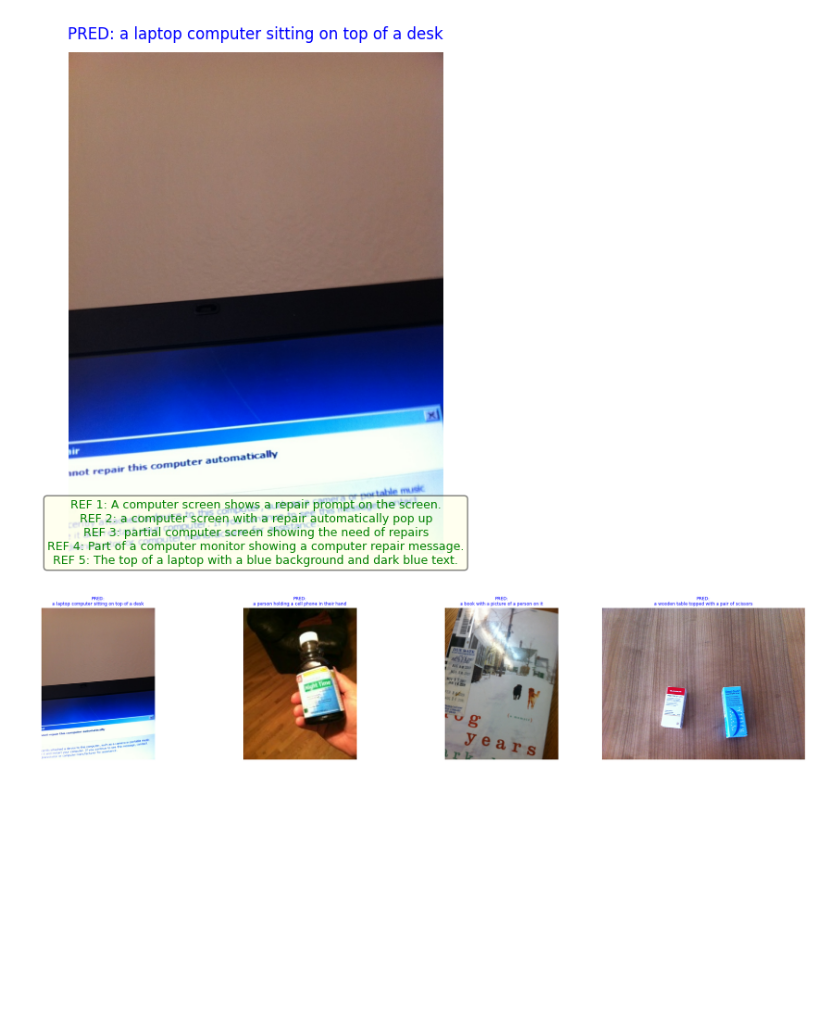
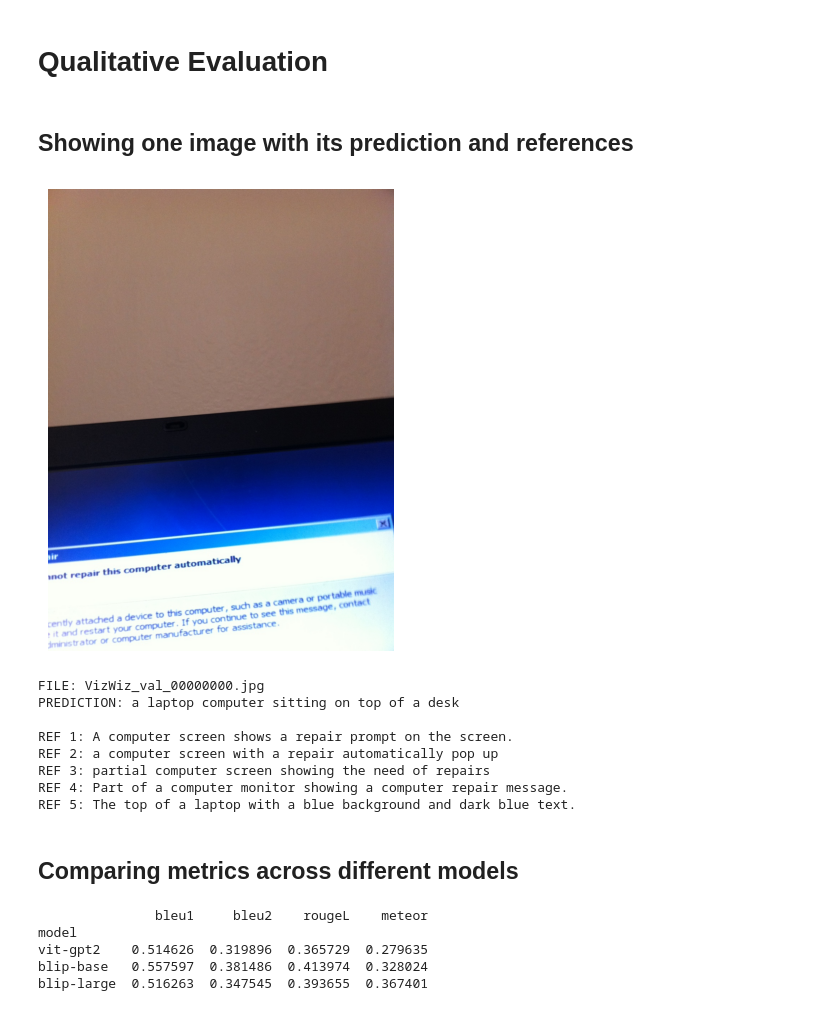
Before and after one commit to adriangt2001/C5-Project, a Jupyter notebook: Week4/notebooks/qualitative_evaluation.ipynb, the cells around one changed output. Cells and saved outputs as stored; diff of their text form; code cells hidden in the pictures; blank space fills up the shorter version.

```diff
--- a/Week4/notebooks/qualitative_evaluation.ipynb
+++ b/Week4/notebooks/qualitative_evaluation.ipynb
@@ -1,3 +1,7 @@
+# %% [markdown]
+# Qualitative Evaluation
+# %% [markdown]
+## Showing one image with its prediction and references
 # %%
 import json
 import matplotlib.pyplot as plt
@@ -22,17 +26,25 @@ def show_result(results: list, idx: int, data_dir: str, split: str = "val"):
     plt.axis("off")
     plt.show()
 
+    print(f"FILE: {r['file_name']}")
     print(f"PREDICTION: {r['prediction']}")
     print()
     for i, ref in enumerate(r["references"]):
         print(f"REF {i+1}: {ref}")
-
-# cargar resultados
-results = load_results("/ghome/group02/Lore/C5-Project/Week4/results/task1/vit-gpt2-pretrained.json")
-DATA_DIR = "../data/"
-
-# ver una imagen
-show_result(results, idx=0, data_dir=DATA_DIR)
-# %% [output]
-[figure, removed]
-[figure, removed]
+# %%
+results = load_results("../results/task1/vit-gpt2-pretrained.json")
+DATA_DIR = "../data/"
+
+show_result(results, idx=0, data_dir=DATA_DIR)
+# %% [output]
+[figure, added]
+FILE: VizWiz_val_00000000.jpg
+PREDICTION: a laptop computer sitting on top of a desk
+
+REF 1: A computer screen shows a repair prompt on the screen.
+REF 2: a computer screen with a repair automatically pop up
+REF 3: partial computer screen showing the need of repairs
+REF 4: Part of a computer monitor showing a computer repair message.
+REF 5: The top of a laptop with a blue background and dark blue text.
+# %% [markdown]
+## Comparing metrics across different models
@@ -38,0 +66,13 @@ show_result(results, idx=0, data_dir=DATA_DIR)
+# %%
+df = compare_metrics({
+    "vit-gpt2": load_results("../results/task1/vit-gpt2-pretrained.json"),
+    "blip-base": load_results("../results/task1/blip-base-pretrained.json"),
+    "blip-large": load_results("../results/task1/blip-large-pretrained.json"),
+})
+print(df)
+# %% [output]
+               bleu1     bleu2    rougeL    meteor
+model
+vit-gpt2    0.514626  0.319896  0.365729  0.279635
+blip-base   0.557597  0.381486  0.413974  0.328024
+blip-large  0.516263  0.347545  0.393655  0.367401
```
Also changed, not shown: parts of 1 cell of this notebook.
